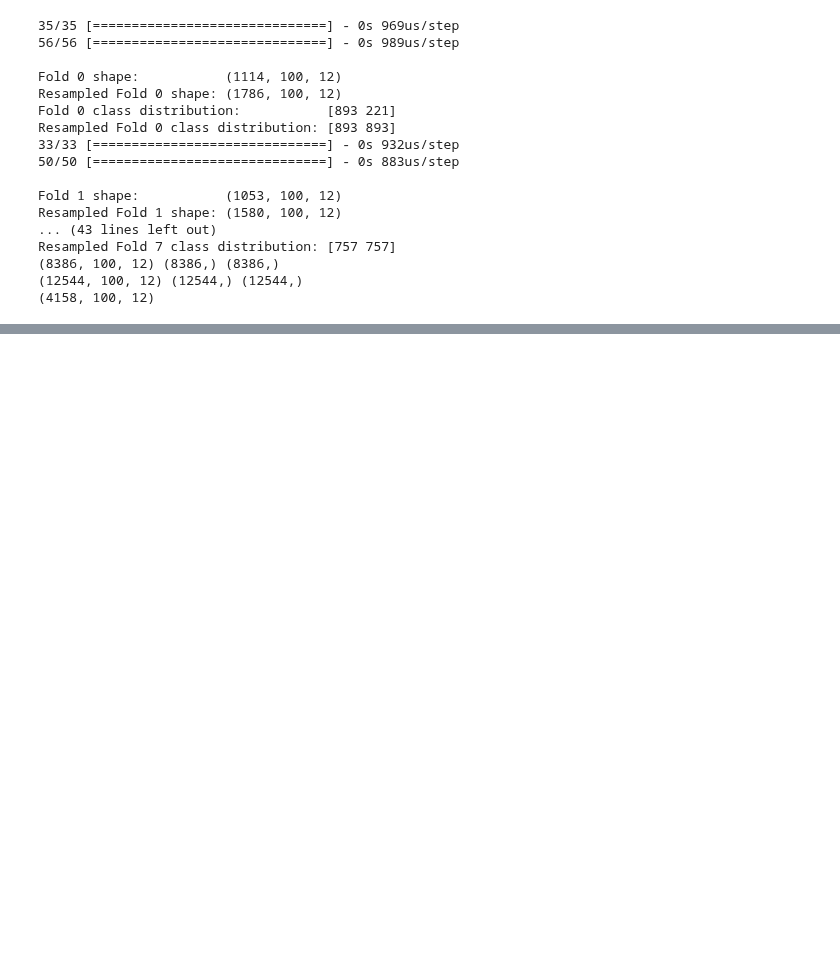
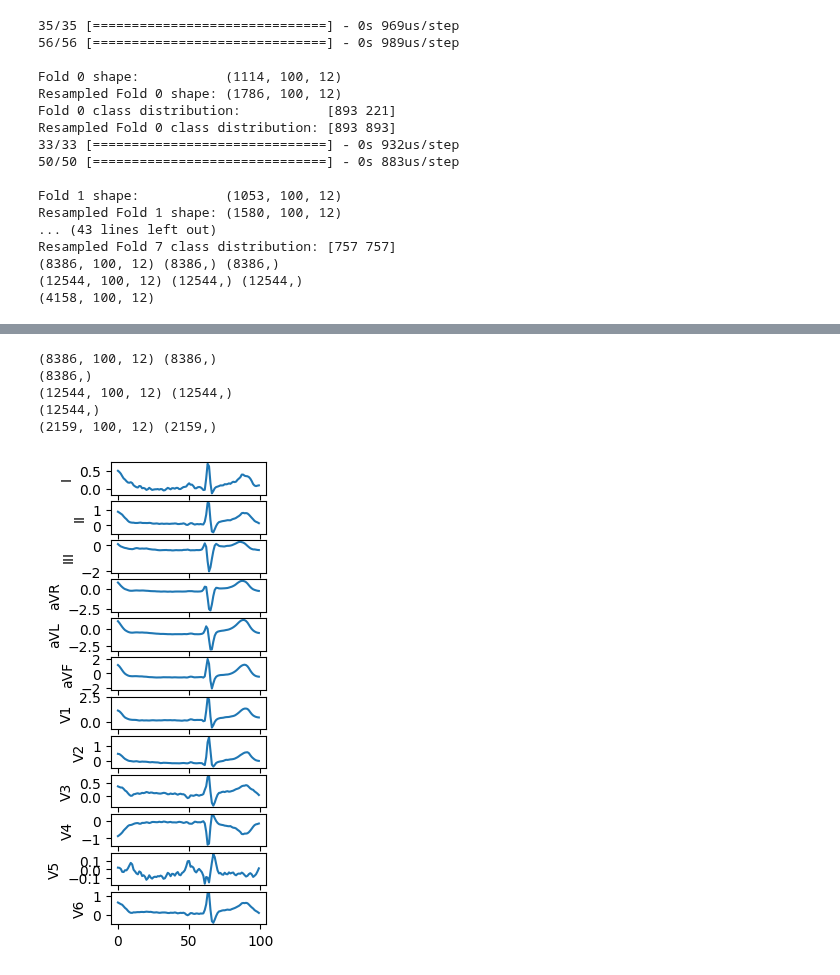
Before and after one commit to raaifhadadi/FYP, a Jupyter notebook: SMOTE.ipynb, the cells around one changed output, grey strips where cells are left out. Cells and saved outputs as stored; diff of their text form; code cells hidden in the pictures; blank space fills up the shorter version.

Commit message:
Generate resampled dataset using Deep SMOTE

```diff
--- a/SMOTE.ipynb
+++ b/SMOTE.ipynb
@@ -541,3 +541,45 @@ np.savez_compressed('data/DAT_China_1s_deep_resampled_per_fold.npz',
                     folds_train=folds_train,
                     folds_train_resampled_deep=Resampled_folds_train,
                     X_test=X_test, Y_test=Y_test)
+# %%
+# smote data
+thismodule = sys.modules[__name__]
+# NP_DATA = 'data/DAT_China.npz'
+NP_DATA = 'data/DAT_China_1s_resampled_per_fold.npz'
+
+with np.load(NP_DATA, allow_pickle=True) as data:
+    for k in data.keys():
+        if 'text' in k:
+            setattr(thismodule, k, data[k])
+        else:
+            setattr(thismodule, k, data[k].astype(float))
+
+print(X_train.shape, Y_train.shape)
+print(folds_train.shape)
+print(X_train_resampled.shape, Y_train_resampled.shape)
+print(folds_train_resampled.shape)
+print(X_test.shape, Y_test.shape)
+
+
+# convert the labels to binary
+Y_train = np.where(Y_train == 1, True, False)
+Y_test = np.where(Y_test == 1, True, False)
+
+Y_train_resampled = np.where(Y_train_resampled == 1, True, False)
+# %% [output]
+(8386, 100, 12) (8386,)
+(8386,)
+(12544, 100, 12) (12544,)
+(12544,)
+(2159, 100, 12) (2159,)
+# %%
+# visualise the newly generated data
+
+# get train data where label is 1
+X_train_positive = X_train_resampled[Y_train_resampled]
+
+# plot a random sample
+random_sample = random.choice(X_train_positive)
+dv.plot_12_lead_ecg(random_sample)
+# %% [output]
+[figure, added]
```
Also changed, not shown: parts of 2 cells of this notebook.
